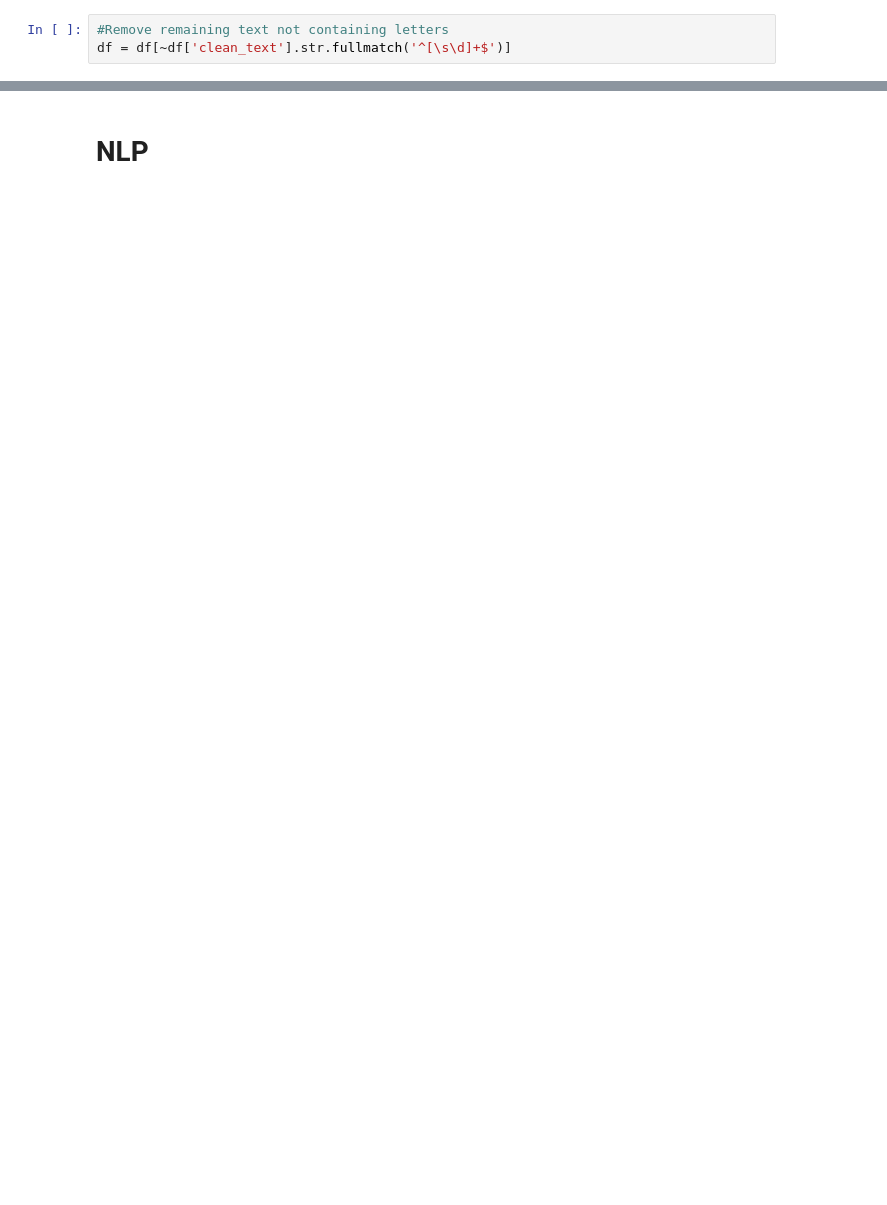
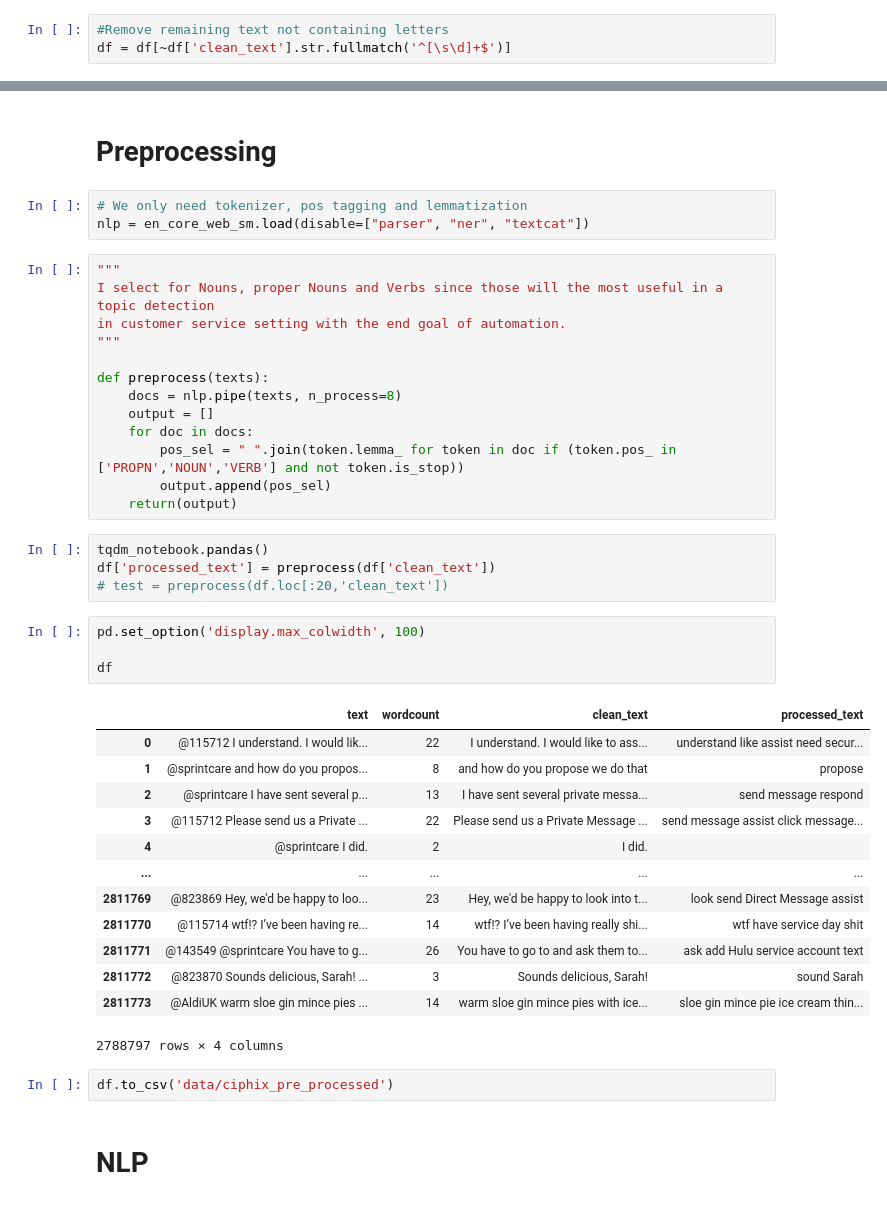
Before and after one commit to DiederikCvB/helpdesk-topics, a Jupyter notebook: Experiments/Topic_model.ipynb, the cells around one changed output, grey strips where cells are left out. Saved outputs shown, nothing was run; the diff lists cells and outputs as text; blank space fills up the shorter version.

Commit message:
Perform final preprocessing steps and start topic model

```diff
--- a/Experiments/Topic_model.ipynb
+++ b/Experiments/Topic_model.ipynb
@@ -111,2 +232,44 @@ df.loc[df["wordcount"]>65,:]
+# %% [markdown]
+# Preprocessing
+# %%
+# We only need tokenizer, pos tagging and lemmatization
+nlp = en_core_web_sm.load(disable=["parser", "ner", "textcat"])
+# %%
+"""
+I select for Nouns, proper Nouns and Verbs since those will the most useful in a topic detection
+in customer service setting with the end goal of automation.
+"""
+
+def preprocess(texts):
+    docs = nlp.pipe(texts, n_process=8)
+    output = []
+    for doc in docs:
+        pos_sel = " ".join(token.lemma_ for token in doc if (token.pos_ in ['PROPN','NOUN','VERB'] and not token.is_stop))
+        output.append(pos_sel)
+    return(output)
+# %%
+tqdm_notebook.pandas()
+df['processed_text'] = preprocess(df['clean_text'])
+# test = preprocess(df.loc[:20,'clean_text'])
+# %%
+pd.set_option('display.max_colwidth', 100)
+
+df
+# %% [output]
+|  | text | wordcount | clean_text | processed_text |
+| 0 | @115712 I understand. I would lik... | 22 | I understand. I would like to ass... | understand like assist need secur... |
+| 1 | @sprintcare and how do you propos... | 8 | and how do you propose we do that | propose |
+| 2 | @sprintcare I have sent several p... | 13 | I have sent several private messa... | send message respond |
+| 3 | @115712 Please send us a Private ... | 22 | Please send us a Private Message ... | send message assist click message... |
+| 4 | @sprintcare I did. | 2 | I did. |  |
+| ... | ... | ... | ... | ... |
+| 2811769 | @823869 Hey, we'd be happy to loo... | 23 | Hey, we'd be happy to look into t... | look send Direct Message assist |
+| 2811770 | @115714 wtf!? I’ve been having re... | 14 | wtf!? I’ve been having really shi... | wtf have service day shit |
+| 2811771 | @143549 @sprintcare You have to g... | 26 | You have to go to and ask them to... | ask add Hulu service account text |
+| 2811772 | @823870 Sounds delicious, Sarah! ... | 3 | Sounds delicious, Sarah! | sound Sarah |
+| 2811773 | @AldiUK warm sloe gin mince pies ... | 14 | warm sloe gin mince pies with ice... | sloe gin mince pie ice cream thin... |
+2788797 rows × 4 columns
+# %%
+df.to_csv('data/ciphix_pre_processed')
 # %% [markdown]
 # NLP
```
Also changed, not shown: parts of 16 cells of this notebook.
